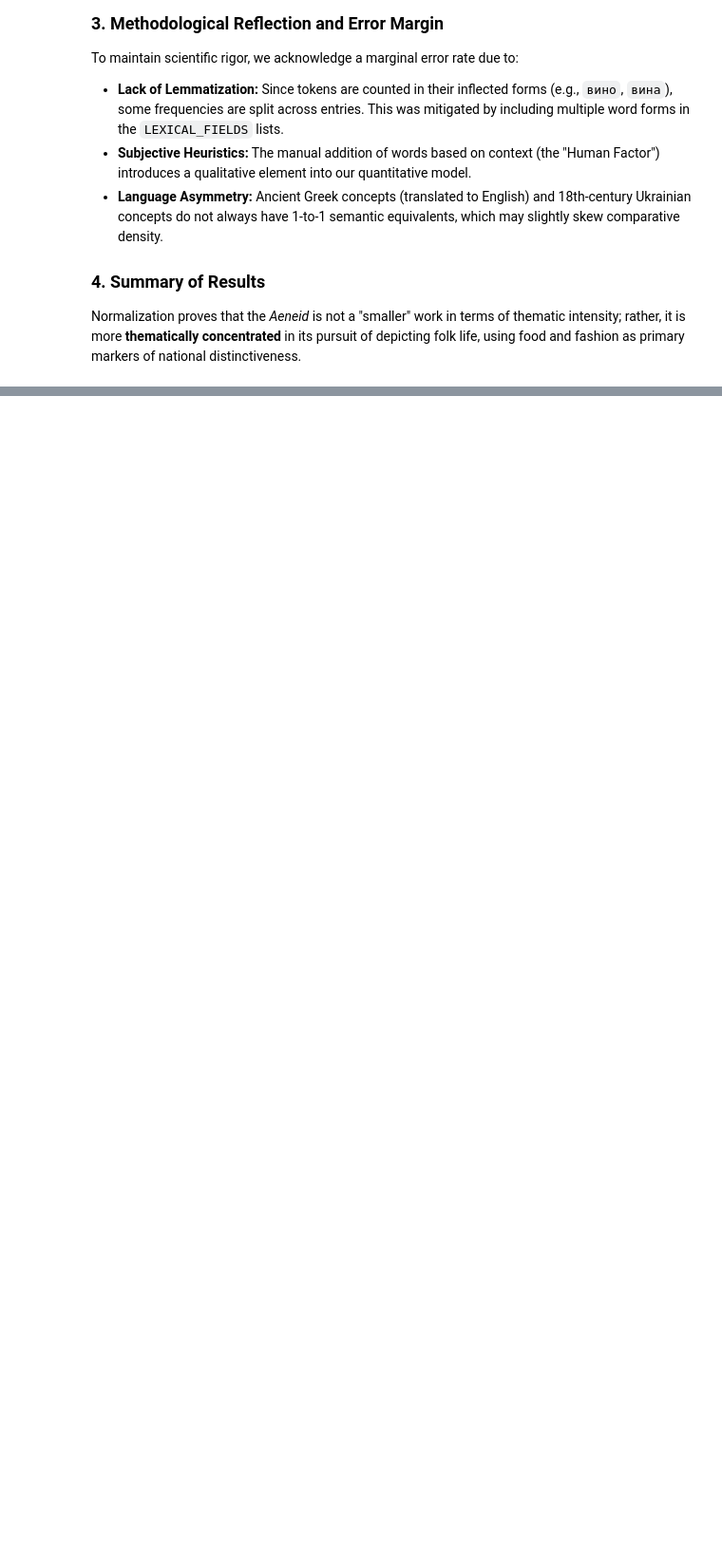
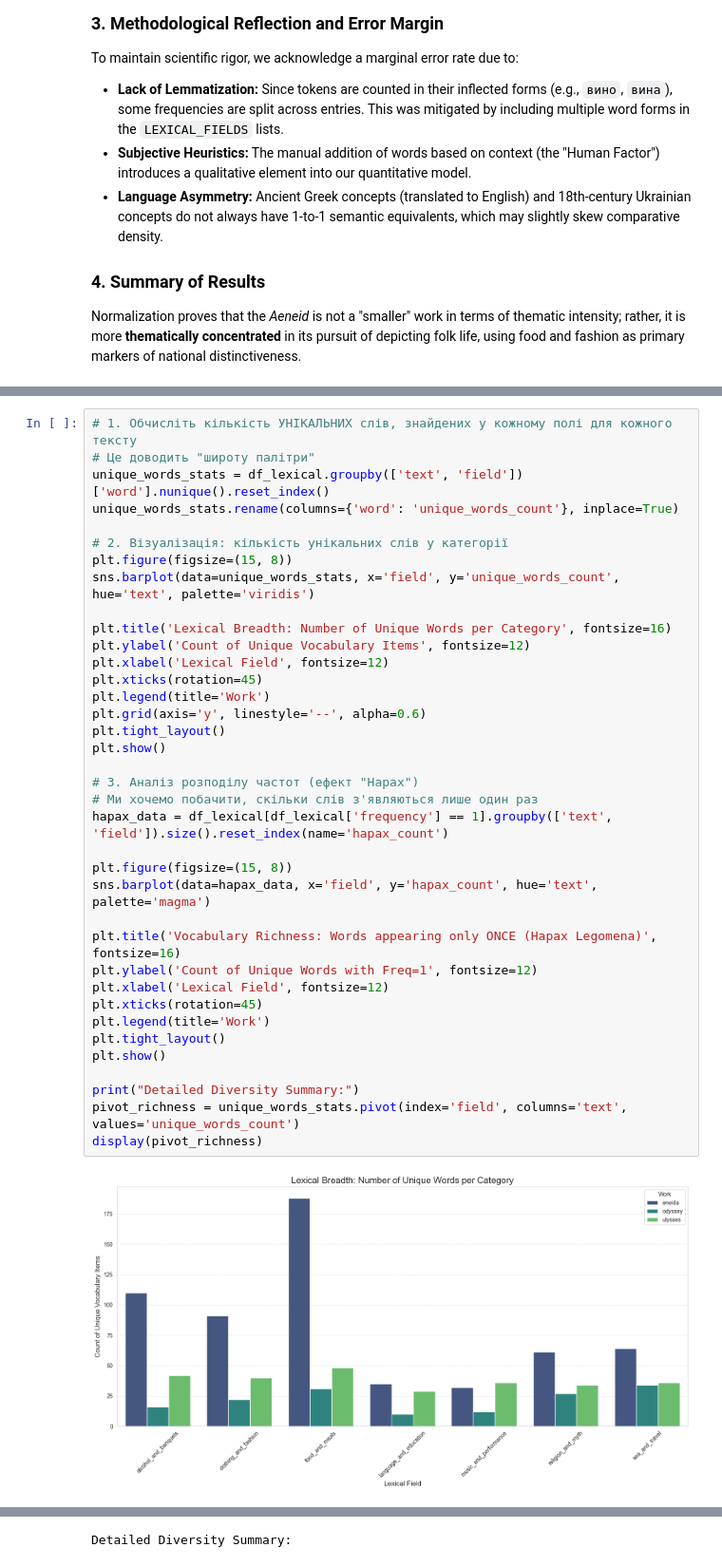
Before and after one commit to MoodyBluzz/myth-localization-digital-analysis, a Jupyter notebook: notebooks/02_lexical_analysis.ipynb, the cells around one changed output, grey strips where cells are left out. Shown at 95% size. Cells and saved outputs as stored; diff of their text form; blank space fills up the shorter version.

```diff
--- a/notebooks/02_lexical_analysis.ipynb
+++ b/notebooks/02_lexical_analysis.ipynb
@@ -620,0 +635,39 @@ Normalization proves that the *Aeneid* is not a "smaller" work in terms of thema
+# %%
+# 1. Обчисліть кількість УНІКАЛЬНИХ слів, знайдених у кожному полі для кожного тексту
+# Це доводить "широту палітри"
+unique_words_stats = df_lexical.groupby(['text', 'field'])['word'].nunique().reset_index()
+unique_words_stats.rename(columns={'word': 'unique_words_count'}, inplace=True)
+
+# 2. Візуалізація: кількість унікальних слів у категорії
+plt.figure(figsize=(15, 8))
+sns.barplot(data=unique_words_stats, x='field', y='unique_words_count', hue='text', palette='viridis')
+
+plt.title('Lexical Breadth: Number of Unique Words per Category', fontsize=16)
+plt.ylabel('Count of Unique Vocabulary Items', fontsize=12)
+plt.xlabel('Lexical Field', fontsize=12)
+plt.xticks(rotation=45)
+plt.legend(title='Work')
+plt.grid(axis='y', linestyle='--', alpha=0.6)
+plt.tight_layout()
+plt.show()
+
+# 3. Аналіз розподілу частот (ефект "Hapax")
+# Ми хочемо побачити, скільки слів з'являються лише один раз
+hapax_data = df_lexical[df_lexical['frequency'] == 1].groupby(['text', 'field']).size().reset_index(name='hapax_count')
+
+plt.figure(figsize=(15, 8))
+sns.barplot(data=hapax_data, x='field', y='hapax_count', hue='text', palette='magma')
+
+plt.title('Vocabulary Richness: Words appearing only ONCE (Hapax Legomena)', fontsize=16)
+plt.ylabel('Count of Unique Words with Freq=1', fontsize=12)
+plt.xlabel('Lexical Field', fontsize=12)
+plt.xticks(rotation=45)
+plt.legend(title='Work')
+plt.tight_layout()
+plt.show()
+
+print("Detailed Diversity Summary:")
+pivot_richness = unique_words_stats.pivot(index='field', columns='text', values='unique_words_count')
+display(pivot_richness)
+# %% [output]
+[figure, added]
@@ -620,0 +675 @@ Normalization proves that the *Aeneid* is not a "smaller" work in terms of thema
+Detailed Diversity Summary:
```
Also changed, not shown: parts of 10 cells of this notebook, 1 other file.
